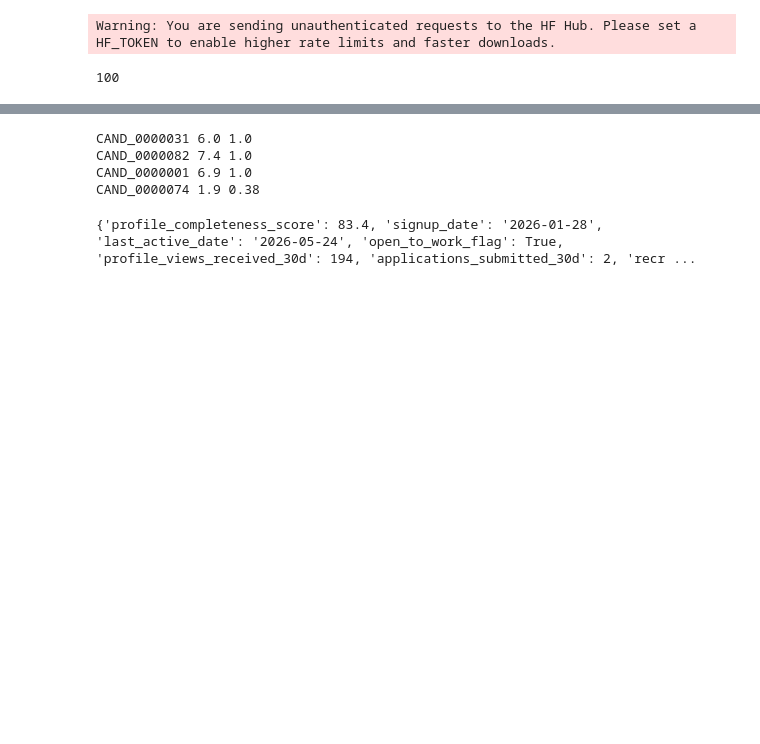
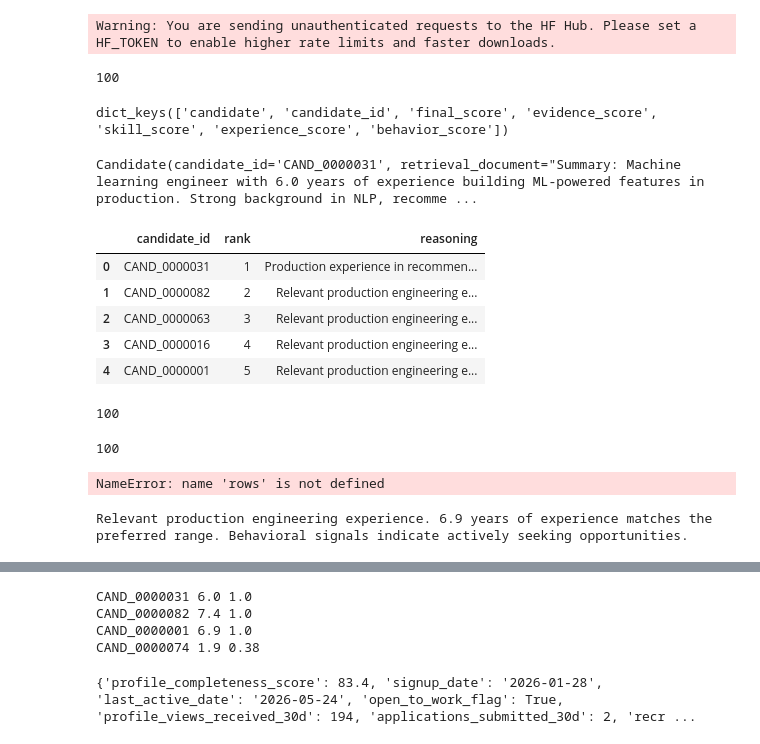
Before and after one commit to khubi07/redrob-candidate-ranking-system, a Jupyter notebook: notebooks/04_retrieval.ipynb, the cells around one changed output, grey strips where cells are left out. Drawn from its saved outputs; the diff is of its cells as text; code cells hidden in the pictures; blank space fills up the shorter version.

Commit message:
tested submission, finalized canditate ranking sys v1

```diff
--- a/notebooks/04_retrieval.ipynb
+++ b/notebooks/04_retrieval.ipynb
@@ -51,0 +59,68 @@ ranker.build_experience_embeddings(candidates)
+# %%
+print(rankings[0].keys())
+# %% [output]
+dict_keys(['candidate', 'candidate_id', 'final_score', 'evidence_score', 'skill_score', 'experience_score', 'behavior_score'])
+# %%
+print(rankings[0]["candidate"])
+# %% [output]
+Candidate(candidate_id='CAND_0000031', retrieval_document="Summary: Machine learning engineer with 6.0 years of experience building ML-powered features in production. Strong background in NLP, recomme ...
+# %%
+explainer = ExplanationGenerator()
+# %%
+#testing exp generator
+from submission import generate_submission
+
+submission = generate_submission(
+    job,
+    candidates,
+    ranker,
+    explainer
+)
+
+submission.head()
+# %% [output]
+|  | candidate_id | rank | reasoning |
+| 0 | CAND_0000031 | 1 | Production experience in recommen... |
+| 1 | CAND_0000082 | 2 | Relevant production engineering e... |
+| 2 | CAND_0000063 | 3 | Relevant production engineering e... |
+| 3 | CAND_0000016 | 4 | Relevant production engineering e... |
+| 4 | CAND_0000001 | 5 | Relevant production engineering e... |
+# %%
+rankings = ranker.rank_candidates(
+    job,
+    candidates
+)
+
+print(len(rankings))
+# %% [output]
+100
+# %%
+top_candidates = rankings[:100]
+
+print(len(top_candidates))
+# %% [output]
+100
+# %%
+print(len(rows))
+# %% [output]
+NameError: name 'rows' is not defined
+# %%
+candidate = next(
+    c for c in candidates
+    if c.candidate_id == "CAND_0000001"
+)
+
+ranking = next(
+    r for r in rankings
+    if r["candidate_id"] == "CAND_0000001"
+)
+
+print(
+    explainer.generate_reasoning(
+        job,
+        candidate,
+        ranking
+    )
+)
+# %% [output]
+Relevant production engineering experience. 6.9 years of experience matches the preferred range. Behavioral signals indicate actively seeking opportunities.
```
Also changed, not shown: parts of 3 cells of this notebook, 4 other files.
